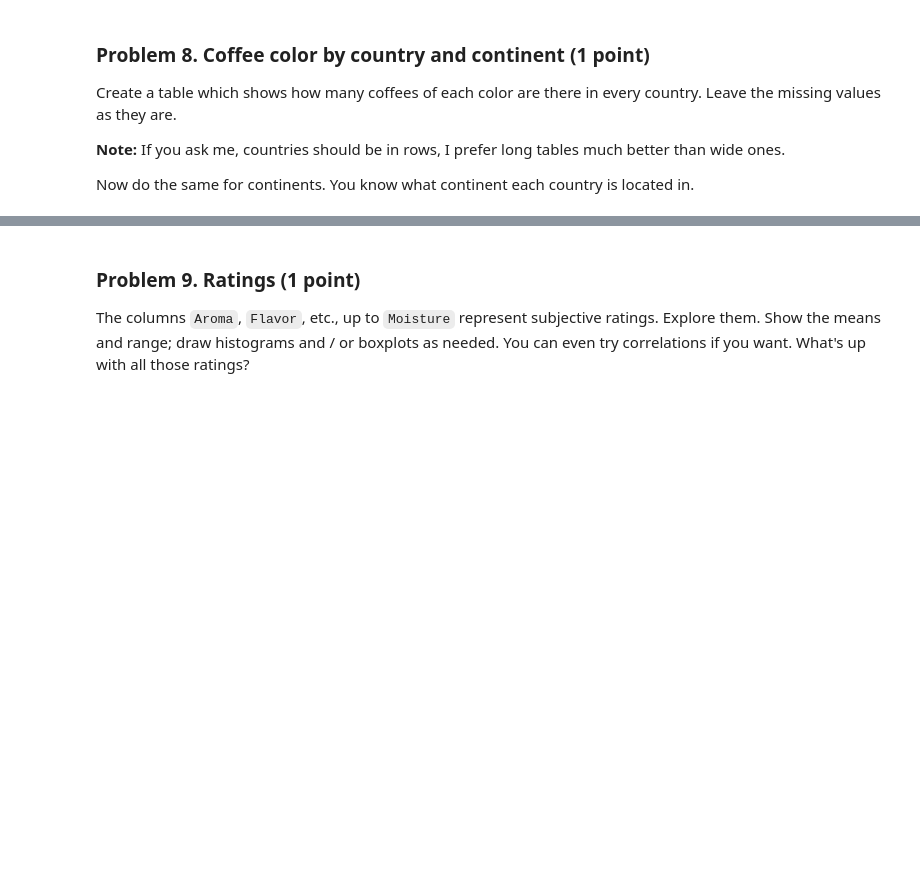
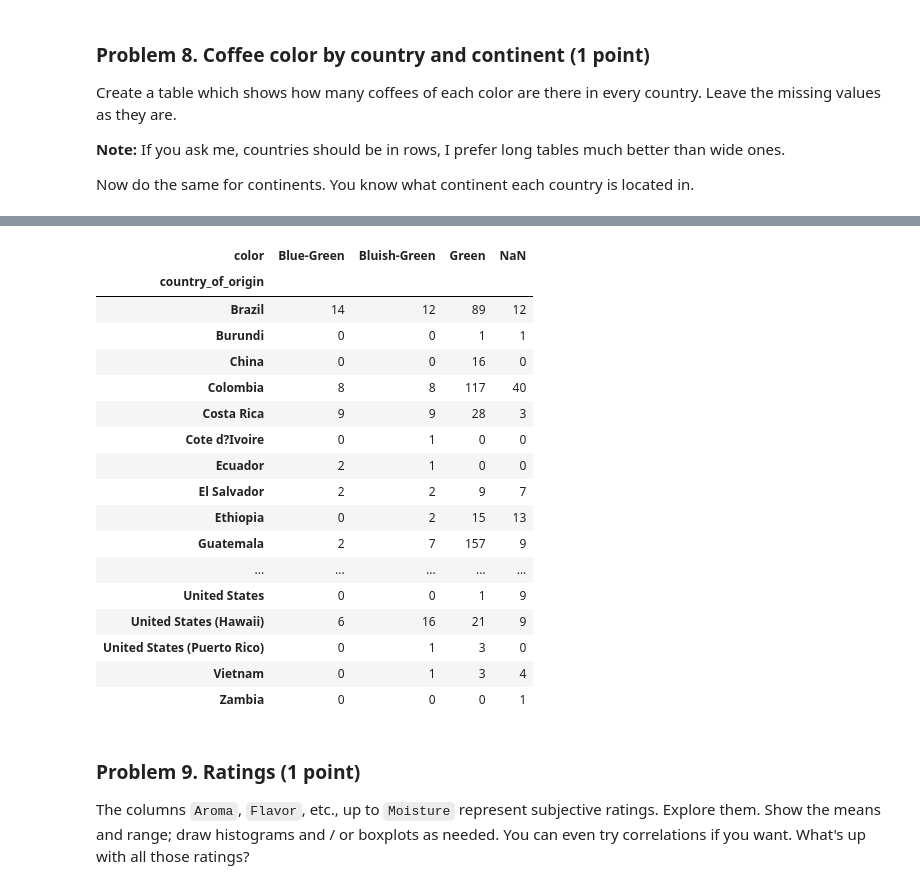
Before and after one commit to VladoDev03/data-science-softuni, a Jupyter notebook: 01-data-tidying-and-cleaning/Data Tidying and Cleaning Lab.ipynb, the cells around one changed output, grey strips where cells are left out. Saved outputs shown, nothing was run; the diff lists cells and outputs as text; code cells hidden in the pictures; blank space fills up the shorter version.

```diff
--- a/01-data-tidying-and-cleaning/Data Tidying and Cleaning Lab.ipynb
+++ b/01-data-tidying-and-cleaning/Data Tidying and Cleaning Lab.ipynb
@@ -438,3 +461,28 @@ Now do the same for continents. You know what continent each country is located
+# %%
+pd.crosstab(
+    coffee_data.country_of_origin,
+    coffee_data.color,
+    dropna=False
+)
+# %% [output]
+| color | Blue-Green | Bluish-Green | Green | NaN |
+| country_of_origin |  |  |  |  |
+| Brazil | 14 | 12 | 89 | 12 |
+| Burundi | 0 | 0 | 1 | 1 |
+| China | 0 | 0 | 16 | 0 |
+| Colombia | 8 | 8 | 117 | 40 |
+| Costa Rica | 9 | 9 | 28 | 3 |
+| Cote d?Ivoire | 0 | 1 | 0 | 0 |
+| Ecuador | 2 | 1 | 0 | 0 |
+| El Salvador | 2 | 2 | 9 | 7 |
+| Ethiopia | 0 | 2 | 15 | 13 |
+| Guatemala | 2 | 7 | 157 | 9 |
+| ... | ... | ... | ... | ... |
+| United States | 0 | 0 | 1 | 9 |
+| United States (Hawaii) | 6 | 16 | 21 | 9 |
+| United States (Puerto Rico) | 0 | 1 | 3 | 0 |
+| Vietnam | 0 | 1 | 3 | 4 |
+| Zambia | 0 | 0 | 0 | 1 |
 # %% [markdown]
 ### Problem 9. Ratings (1 point)
 The columns `Aroma`, `Flavor`, etc., up to `Moisture` represent subjective ratings. Explore them. Show the means and range; draw histograms and / or boxplots as needed. You can even try correlations if you want. What's up with all those ratings?
```
Also changed, not shown: parts of 12 cells of this notebook.
